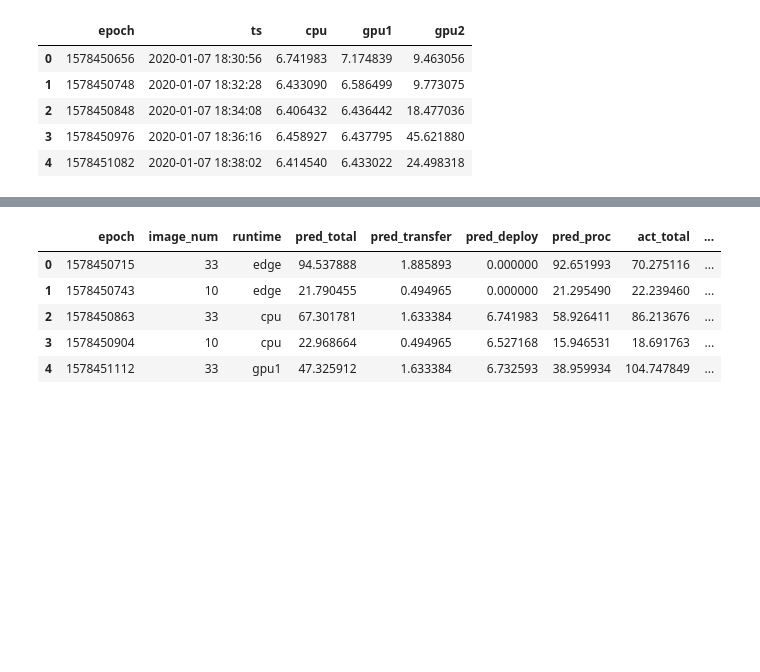
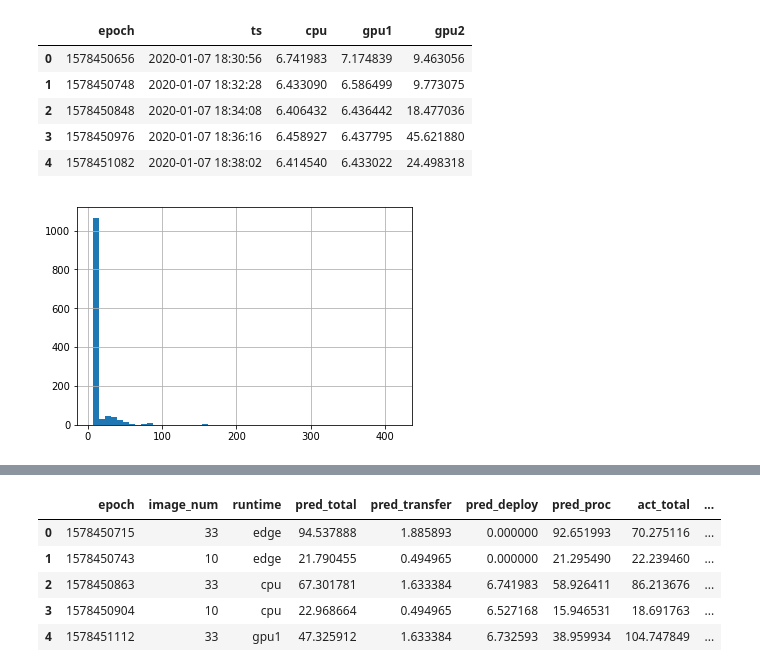
Before and after one commit to Heronalps/STOIC, a Jupyter notebook: jupyter/Time_Series_Error_Analysis.ipynb, the cells around one changed output, grey strips where cells are left out. Saved outputs shown, nothing was run; the diff lists cells and outputs as text; code cells hidden in the pictures; blank space fills up the shorter version.

```diff
--- a/jupyter/Time_Series_Error_Analysis.ipynb
+++ b/jupyter/Time_Series_Error_Analysis.ipynb
@@ -18,3 +21,10 @@ df_deploy.head()
 | 2 | 1578450848 | 2020-01-07 18:34:08 | 6.406432 | 6.436442 | 18.477036 |
 | 3 | 1578450976 | 2020-01-07 18:36:16 | 6.458927 | 6.437795 | 45.621880 |
 | 4 | 1578451082 | 2020-01-07 18:38:02 | 6.414540 | 6.433022 | 24.498318 |
+# %%
+def histogram(runtime, bins):
+    df_deploy[runtime].hist(bins=bins)
+# %%
+histogram("cpu", 50)
+# %% [output]
+[figure, added]
```
Also changed, not shown: parts of 40 cells of this notebook, 2 other files.
